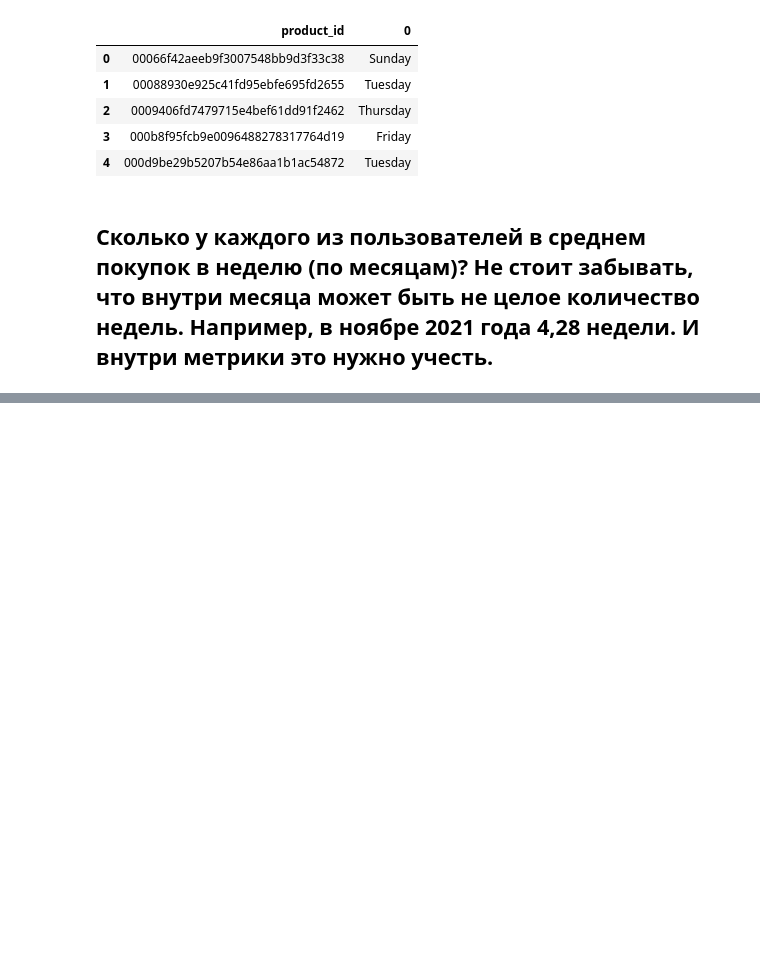
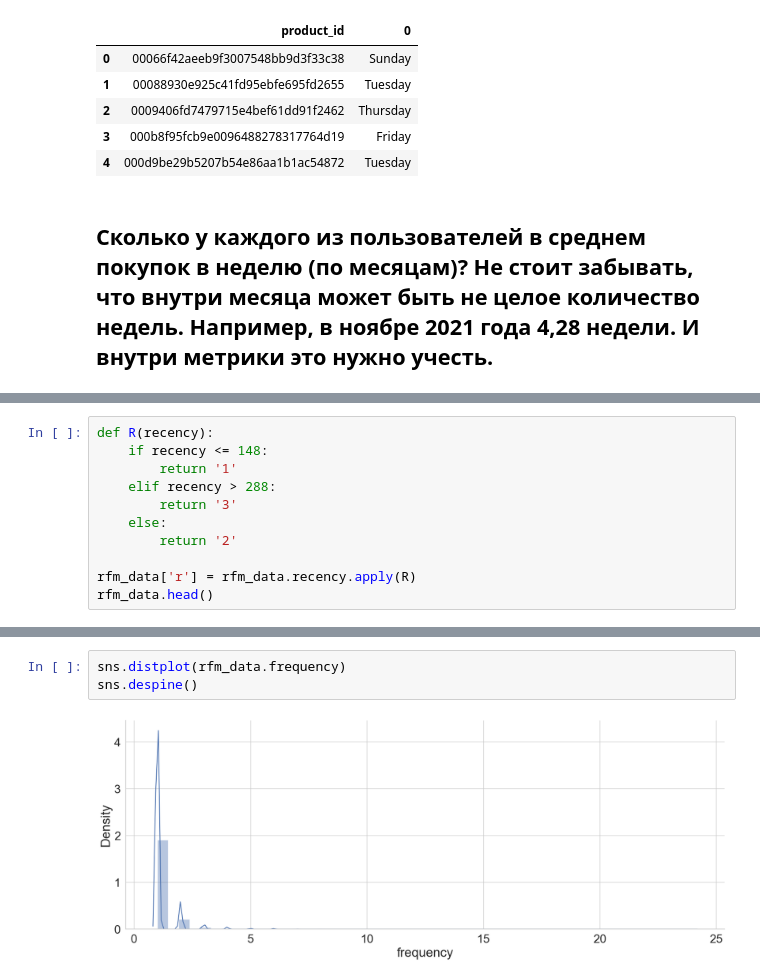
Before and after one commit to avgalkov/Analitic-projects, a Jupyter notebook: E-commerce analysis project/E-commerse project.ipynb, the cells around one changed output, grey strips where cells are left out. Drawn from its saved outputs; the diff is of its cells as text; blank space fills up the shorter version.

```diff
--- a/E-commerce analysis project/E-commerse project.ipynb
+++ b/E-commerce analysis project/E-commerse project.ipynb
@@ -356,0 +587,11 @@ top_days.head()
+# %%
+def R(recency):
+    if recency <= 148:
+        return '1'
+    elif recency > 288:
+        return '3'
+    else:
+        return '2'
+
+rfm_data['r'] = rfm_data.recency.apply(R)
+rfm_data.head()
@@ -356,0 +621,5 @@ top_days.head()
+# %%
+sns.distplot(rfm_data.frequency)
+sns.despine()
+# %% [output]
+[figure, added]
```
Also changed, not shown: parts of 51 cells of this notebook.
